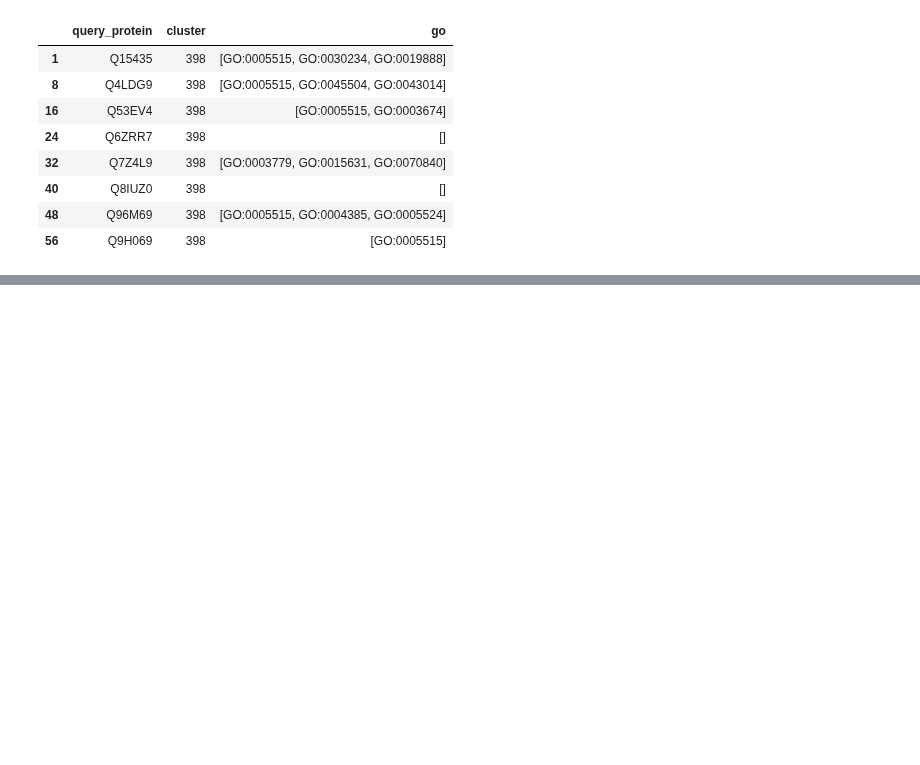
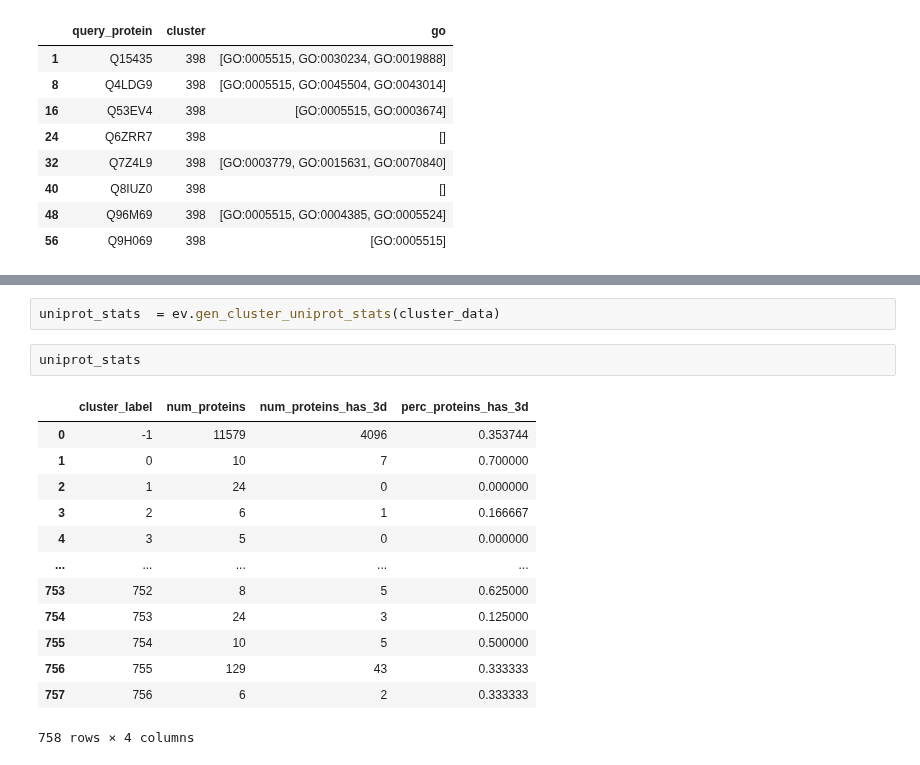
Before and after one commit to dptrsa-300/pss, a Jupyter notebook: Evaluation of a Single Model.ipynb, the cells around one changed output, grey strips where cells are left out. Saved outputs shown, nothing was run; the diff lists cells and outputs as text; blank space fills up the shorter version.

Commit message:
uniprot stats

```diff
--- a/Evaluation of a Single Model.ipynb
+++ b/Evaluation of a Single Model.ipynb
@@ -484,0 +507,18 @@ funsim_result.unique_proteins[funsim_result.unique_proteins.cluster==clusterno]
+# %%
+uniprot_stats  = ev.gen_cluster_uniprot_stats(cluster_data)
+# %%
+uniprot_stats
+# %% [output]
+|  | cluster_label | num_proteins | num_proteins_has_3d | perc_proteins_has_3d |
+| 0 | -1 | 11579 | 4096 | 0.353744 |
+| 1 | 0 | 10 | 7 | 0.700000 |
+| 2 | 1 | 24 | 0 | 0.000000 |
+| 3 | 2 | 6 | 1 | 0.166667 |
+| 4 | 3 | 5 | 0 | 0.000000 |
+| ... | ... | ... | ... | ... |
+| 753 | 752 | 8 | 5 | 0.625000 |
+| 754 | 753 | 24 | 3 | 0.125000 |
+| 755 | 754 | 10 | 5 | 0.500000 |
+| 756 | 755 | 129 | 43 | 0.333333 |
+| 757 | 756 | 6 | 2 | 0.333333 |
+758 rows × 4 columns
```
Also changed, not shown: parts of 5 cells of this notebook, 2 other files.
